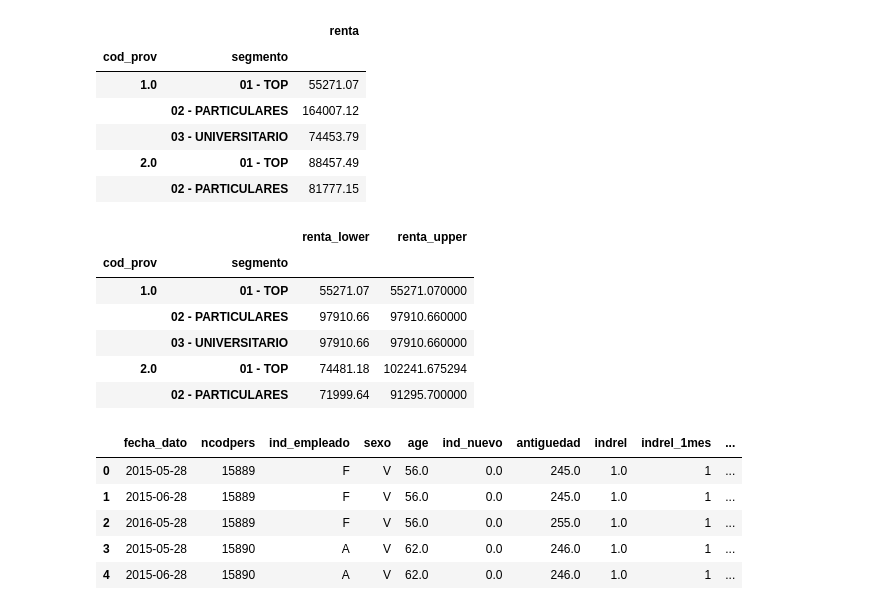
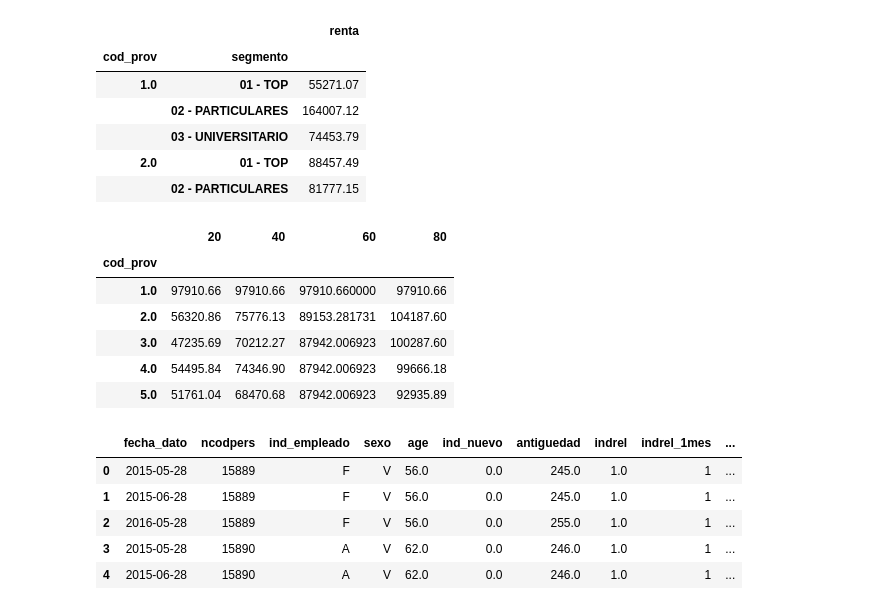
Before and after one commit to PetrShypila/Santander-Competition, a Jupyter notebook: notebooks/1-preprocessing.ipynb, the cells around one changed output. Cells and saved outputs as stored; diff of their text form; code cells hidden in the pictures.

```diff
--- a/notebooks/1-preprocessing.ipynb
+++ b/notebooks/1-preprocessing.ipynb
@@ -137,13 +132,20 @@ del renta_lower, renta_upper
-# %%
-renta_quantiles.head()
-# %% [output]
-|  |  | renta_lower | renta_upper |
-| cod_prov | segmento |  |  |
-| 1.0 | 01 - TOP | 55271.07 | 55271.070000 |
-|  | 02 - PARTICULARES | 97910.66 | 97910.660000 |
-|  | 03 - UNIVERSITARIO | 97910.66 | 97910.660000 |
-| 2.0 | 01 - TOP | 74481.18 | 102241.675294 |
-|  | 02 - PARTICULARES | 71999.64 | 91295.700000 |
+# %%
+renta_quantiles = df.groupby(["cod_prov"]).agg({"renta": { "20" : lambda x: x.quantile(0.2),
+                                                           "40" : lambda x: x.quantile(0.4),
+                                                           "60" : lambda x: x.quantile(0.6),
+                                                           "80" : lambda x: x.quantile(0.8)}
+                                                })
+# %%
+renta_quantiles = renta_quantiles['renta'][['20','40','60','80']]
+renta_quantiles.head()
+# %% [output]
+|  | 20 | 40 | 60 | 80 |
+| cod_prov |  |  |  |  |
+| 1.0 | 97910.66 | 97910.66 | 97910.660000 | 97910.66 |
+| 2.0 | 56320.86 | 75776.13 | 89153.281731 | 104187.60 |
+| 3.0 | 47235.69 | 70212.27 | 87942.006923 | 100287.60 |
+| 4.0 | 54495.84 | 74346.90 | 87942.006923 | 99666.18 |
+| 5.0 | 51761.04 | 68470.68 | 87942.006923 | 92935.89 |
 # %%
 df = df[df.age.notnull() & df.sexo.notnull() & df.fecha_dato.isin(['2015-05-28', '2015-06-28', '2016-05-28', '2016-06-28'])]
 df.sort_values(['ncodpers', 'fecha_dato'], inplace=True)
```
Also changed, not shown: parts of 12 cells of this notebook.
